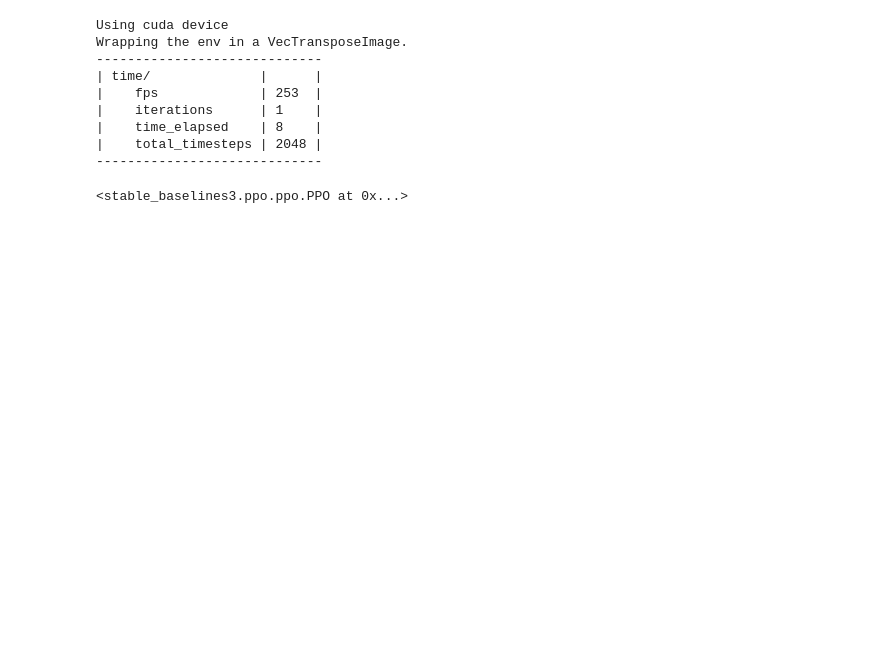
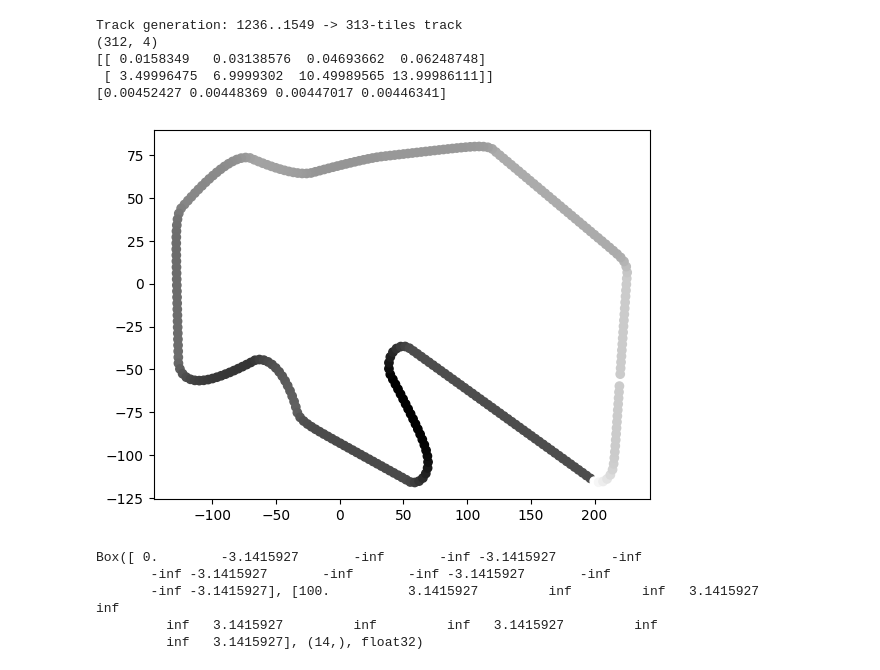
Before and after one commit to Vvlad1slavV/LBC-RL, a Jupyter notebook: CarRacing.ipynb, the cells around one changed output. Drawn from its saved outputs; the diff is of its cells as text; code cells hidden in the pictures; blank space fills up the shorter version.

Commit message:
Add CarRacing Wrapper

```diff
--- a/CarRacing.ipynb
+++ b/CarRacing.ipynb
@@ -13,23 +21,34 @@ from stable_baselines3.common.callbacks import EvalCallback
 # %%
 import gnwrapper
 # %%
-env_id = "CarRacing-v2"
-NUM_CPU = 16  # Number0of processes to use
+env_id = "CarRacing-v0"
+NUM_CPU = 32  # Number0of processes to use
-# %%
-# env = gym.make(env_id)
-# env = SubprocVecEnv([env]*NUM_CPU)
-env = DummyVecEnv([lambda: gym.make(env_id)])
-
-model = PPO("MlpPolicy", env, verbose=1)
-model.learn(total_timesteps=1_000)
-# %% [output]
-Using cuda device
-Wrapping the env in a VecTransposeImage.
------------------------------
-| time/              |      |
-|    fps             | 253  |
-|    iterations      | 1    |
-|    time_elapsed    | 8    |
-|    total_timesteps | 2048 |
------------------------------
-<stable_baselines3.ppo.ppo.PPO at 0x...>
+# %%
+env = gym.make(env_id)
+env.reset()
+try:
+    track = np.array(env.track)
+    print(track.shape)
+    # plt.plot(track[:, 2], track[:, 3])
+    plt.scatter(track[:, 2], track[:, 3], c=-track[:, 1], cmap='gray')
+    car_position =  env.car.hull.position
+    car_angle = -env.car.hull.angle
+
+    rot = np.array([[np.cos(car_angle), -np.sin(car_angle)], [np.sin(car_angle), np.cos(car_angle)]])
+    arg = np.argmin(distance.cdist([car_position], track[:, 2:4]))
+    track_size = track.shape[0]
+    path = rot @ (track[arg+1-track_size:arg+5-track_size:1, 2:4] - car_position).T
+
+    print(path)
+    path_angles = np.arctan2(*path)
+    print(path_angles)
+except Exception as e:
+    print('ERROR', e)
+env.close()
+# %% [output]
+Track generation: 1236..1549 -> 313-tiles track
+(312, 4)
+[[ 0.0158349   0.03138576  0.04693662  0.06248748]
+ [ 3.49996475  6.9999302  10.49989565 13.99986111]]
+[0.00452427 0.00448369 0.00447017 0.00446341]
+[figure, added]
@@ -35,0 +95,13 @@ Wrapping the env in a VecTransposeImage.
+# %%
+# env = gym.make(env_id)
+# env = CarRacingGroundTruthObsWrapper(env)
+# env = SubprocVecEnv([env]*NUM_CPU)
+# env = DummyVecEnv([lambda: CarRacingGroundTruthObsWrapper(gym.make(env_id))])
+env = make_vec_env(env_id, n_envs=NUM_CPU, wrapper_class=CarRacingGroundTruthObsWrapper)
+env.observation_space
+# %% [output]
+Box([ 0.        -3.1415927       -inf       -inf -3.1415927       -inf
+       -inf -3.1415927       -inf       -inf -3.1415927       -inf
+       -inf -3.1415927], [100.          3.1415927         inf         inf   3.1415927         inf
+         inf   3.1415927         inf         inf   3.1415927         inf
+         inf   3.1415927], (14,), float32)
```
Also changed, not shown: parts of 7 cells of this notebook.
